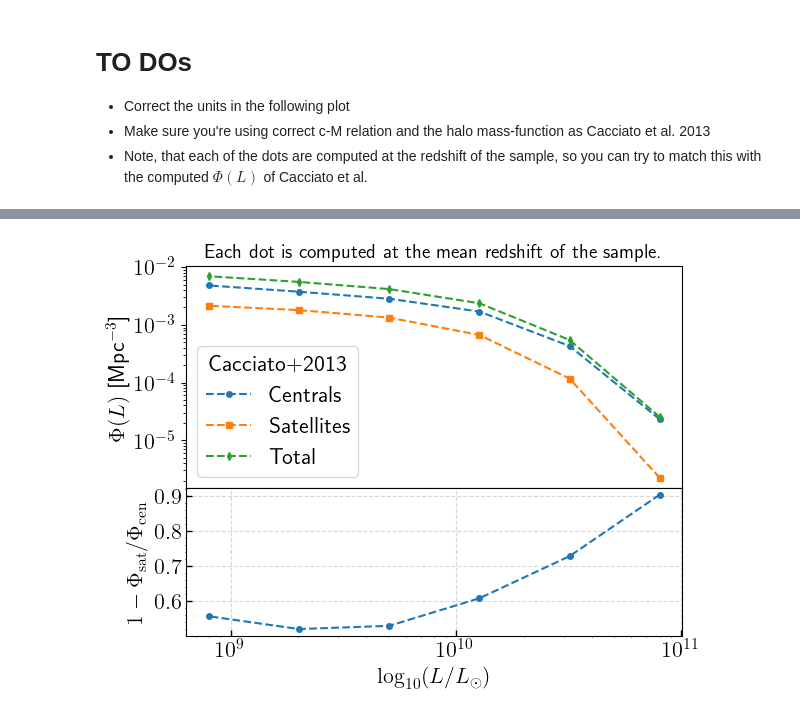
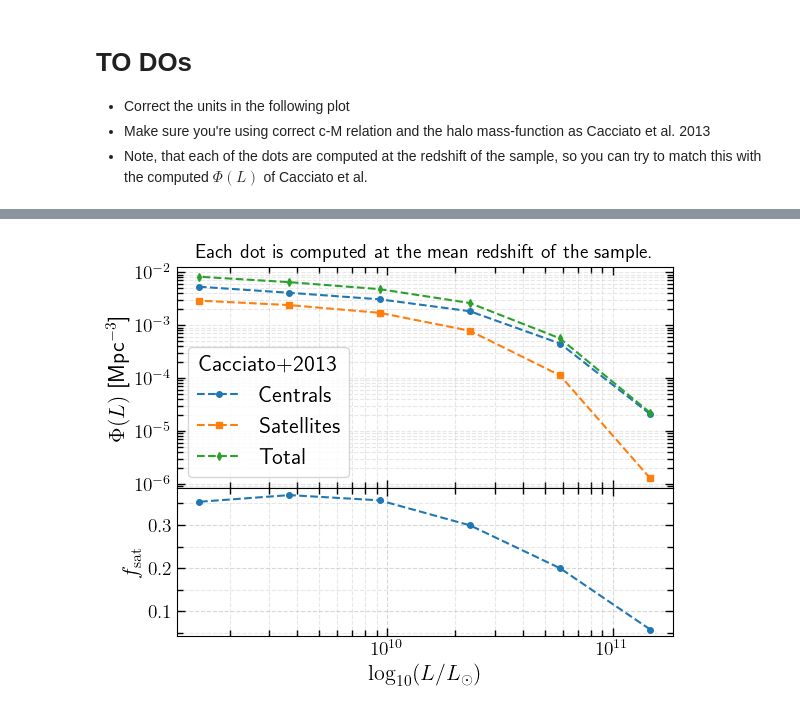
Before and after one commit to 0Navin0/CCLX, a Jupyter notebook: my_work/Cacciato_HOD.ipynb, the cells around one changed output, grey strips where cells are left out. Cells and saved outputs as stored; diff of their text form; code cells hidden in the pictures.

```diff
--- a/my_work/Cacciato_HOD.ipynb
+++ b/my_work/Cacciato_HOD.ipynb
@@ -131,8 +161,8 @@ class CacciatoHOD(ccl.halos.HaloProfileHOD):
         sigma_c=0.157,
         alpha_s=-1.18,
         b_0=-1.17,
-        b_1=1.53 * 0.739,
-        b_2=-0.217 * 0.739**2,
+        b_1=1.53,
+        b_2=-0.217,
         fh=1.0,
         fs=1.0,
     ) -> None:
@@ -579,0 +423,11 @@ plt.show()
+# %%
+# Phi_star provides a cut-off HOD mass scale to avoid filling satellites to unphysical low masses.
+fig, ax = plt.subplots()
+ax.loglog(M, hod._log_phi_star_s(M))
+ax.set_ylim(1e-8, 1e3)
+ax.legend()
+ax.set_xlabel(r"$M [M_\odot]$")
+ax.set_ylabel(r"$\Phi_s^*$")
+ax.set_title(rf"$M_{{r}}^{{0.1}}\in({bright:.2f},{faint:.2f}]$")
+# plt.savefig("", bbox_inches='tight', dpi=200)
+plt.show()
@@ -671,7 +566,9 @@ from pyccl.halos.halo_model import HMCalculator
 from pyccl.halos.massdef import MassDef
 from pyccl.halos.concentration import ConcentrationDuffy08
 
-mass_function = ccl.halos.MassFuncTinker08(mass_def=hmd_200m)
+mass_function = ccl.halos.MassFuncTinker10(
+    mass_def=hmd_200m
+)  # `dn/d\log_{10}M` in units of Mpc^-3 (comoving).
 halo_bias = ccl.halos.HaloBiasTinker10(mass_def=hmd_200m)
 hmcalc = HMCalculator(
     mass_function=mass_function, halo_bias=halo_bias, mass_def=hmd_200m
@@ -752,46 +696,52 @@ Phi_cen = [2.30206591e-05 4.29664908e-04 1.69952163e-03 2.83701097e-03
 # %%
-from matplotlib.ticker import MaxNLocator, AutoMinorLocator
+from matplotlib.ticker import MaxNLocator, AutoMinorLocator, MultipleLocator
 
 fig, axes = plt.subplots(
     2,
     1,
     sharex=True,
     gridspec_kw={"height_ratios": [3, 2], "hspace": 0.0},
 )
 
 ax = axes[0]
-ax.loglog(10**log_lum_bin_centers, phi_L_cen, "o--", ms=4, label="Centrals")
-ax.loglog(10**log_lum_bin_centers, phi_L_sat, "s--", ms=4, label="Satellites")
-ax.loglog(10**log_lum_bin_centers, phi_L_cen + phi_L_sat, "d--", ms=4, label="Total")
+ax = apply_custom_ticks(ax)
+ax.loglog(
+    10**log_lum_bin_centers, phi_L_cen, "o--", ms=4, label="Centrals"
+)  # Lsun units
+ax.loglog(
+    10**log_lum_bin_centers, phi_L_sat, "s--", ms=4, label="Satellites"
+)  # Lsun units
+ax.loglog(
+    10**log_lum_bin_centers, phi_L_cen + phi_L_sat, "d--", ms=4, label="Total"
+)  # Lsun units
 
+ax.tick_params(which="major", length=6, width=1, direction="in")
+ax.tick_params(which="minor", length=4, width=1, direction="in")
 # ax.set_xlabel(r"$\log_{10}(L/L_\odot)$")
 ax.set_ylabel(r"$\Phi(L)$ [Mpc$^{-3}$]")
 ax.legend(title="Cacciato+2013")
 ax.set_title(r"Each dot is computed at the mean redshift of the sample.", fontsize=14)
 
 ax = axes[1]
+ax = apply_custom_ticks(ax)
 # increase number of major ticks and enable minor ticks on the bottom subplot
-axes[1].yaxis.set_major_locator(MaxNLocator(nbins=5))
-axes[1].yaxis.set_minor_locator(AutoMinorLocator())
-axes[1].tick_params(which="major", length=4, width=1, direction="in")
-# make major ticks point inward, remove minor ticks, and enable a major-grid
-axes[1].tick_params(which="minor", length=1)
-# axes[1].xaxis.set_minor_locator()
-# axes[1].yaxis.set_minor_locator()
-axes[1].grid(True, which="major", axis="both", linestyle="--", alpha=0.5)
-
+ax.yaxis.set_major_locator(MultipleLocator(0.1))
+ax.yaxis.set_minor_locator(MultipleLocator(0.05))
+ax.xaxis.set_minor_locator(AutoMinorLocator())
+ax.tick_params(which="major", length=6, width=1, direction="in")
+ax.tick_params(which="minor", length=4, direction="in")
+ax.grid(True, which="major", axis="both", linestyle="--", alpha=0.5)
 ax.plot(
     10**log_lum_bin_centers,
-    1 - phi_L_sat / phi_L_cen,
+    phi_L_sat / (phi_L_cen + phi_L_sat),
     "o--",
     ms=4,
-    label="Centrals - Satellites",
+    label="Satellite Fraction",
 )
 ax.set_xscale("log")
 ax.set_xlabel(r"$\log_{10}(L/L_\odot)$")
-ax.set_ylabel(r"$1-\Phi_{\rm sat} / \Phi_{\rm cen}$")
-
-# plt.savefig("Cacciato_HOD_phi_L_cen_sat.pdf", bbox_inches='tight', dpi=200)
+ax.set_ylabel(r"$f_{\rm sat}$")
+# plt.savefig("Cacciato_HOD_phi_L_cen_sat_cacciato_cosmopars.pdf", bbox_inches='tight', dpi=200)
 plt.show()
 # %% [output]
-[figure, old version]
+[figure, new version]
```
Also changed, not shown: parts of 28 cells of this notebook, 34 other files.
